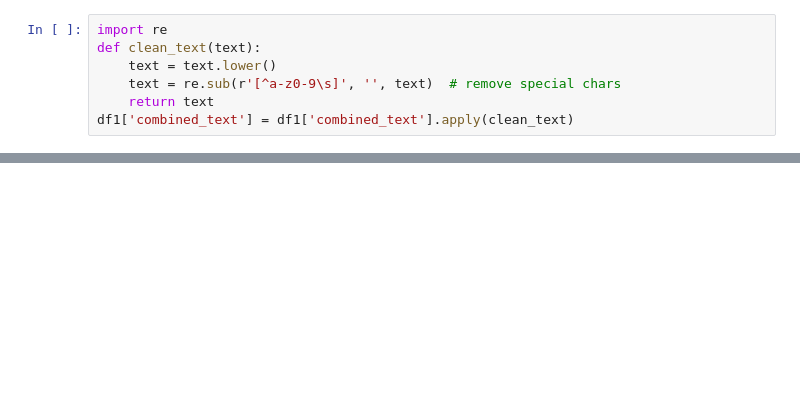
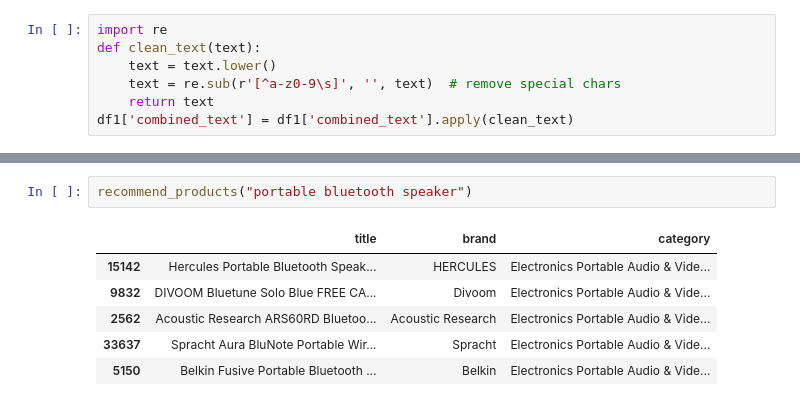
Before and after one commit to sdkharade12/product-recommendation-system, a Jupyter notebook: notebooks/product_recommend.ipynb, the cells around one changed output, grey strips where cells are left out. Drawn from its saved outputs; the diff is of its cells as text; blank space fills up the shorter version.

```diff
--- a/notebooks/product_recommend.ipynb
+++ b/notebooks/product_recommend.ipynb
@@ -268,0 +338,9 @@ df1.head()
+# %%
+recommend_products("portable bluetooth speaker")
+# %% [output]
+|  | title | brand | category |
+| 15142 | Hercules Portable Bluetooth Speak... | HERCULES | Electronics Portable Audio & Vide... |
+| 9832 | DIVOOM Bluetune Solo Blue FREE CA... | Divoom | Electronics Portable Audio & Vide... |
+| 2562 | Acoustic Research ARS60RD Bluetoo... | Acoustic Research | Electronics Portable Audio & Vide... |
+| 33637 | Spracht Aura BluNote Portable Wir... | Spracht | Electronics Portable Audio & Vide... |
+| 5150 | Belkin Fusive Portable Bluetooth ... | Belkin | Electronics Portable Audio & Vide... |
```
Also changed, not shown: parts of 9 cells of this notebook, 1 other file.
